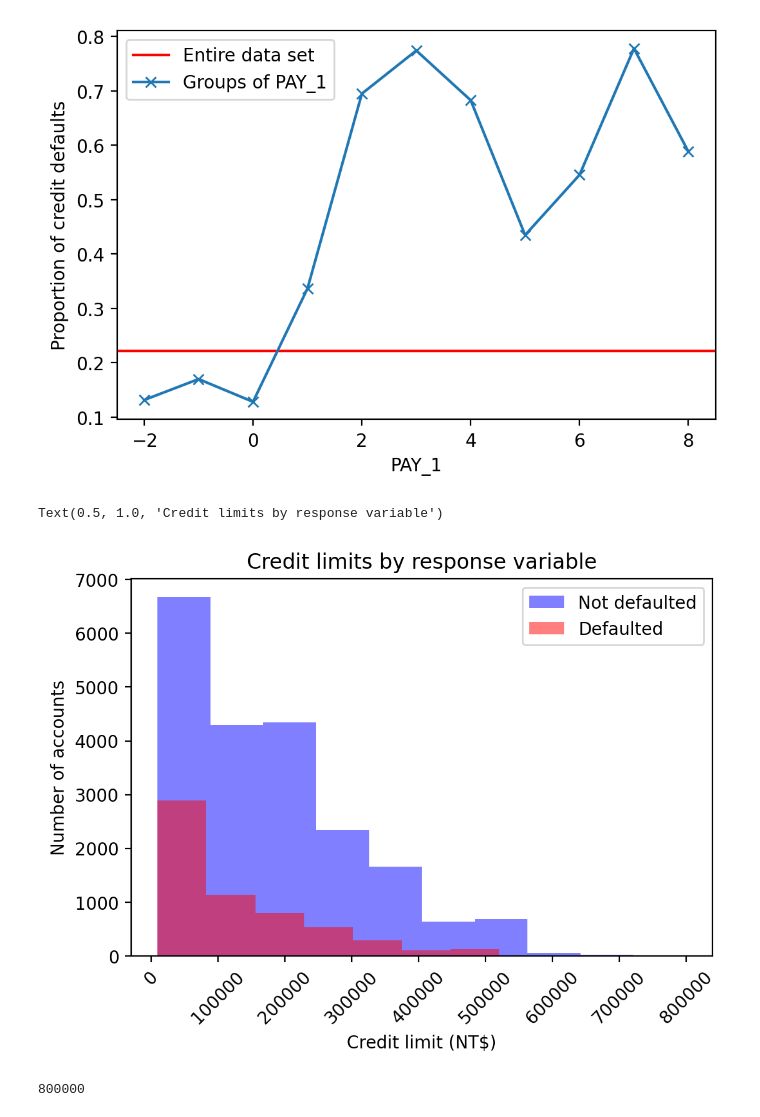
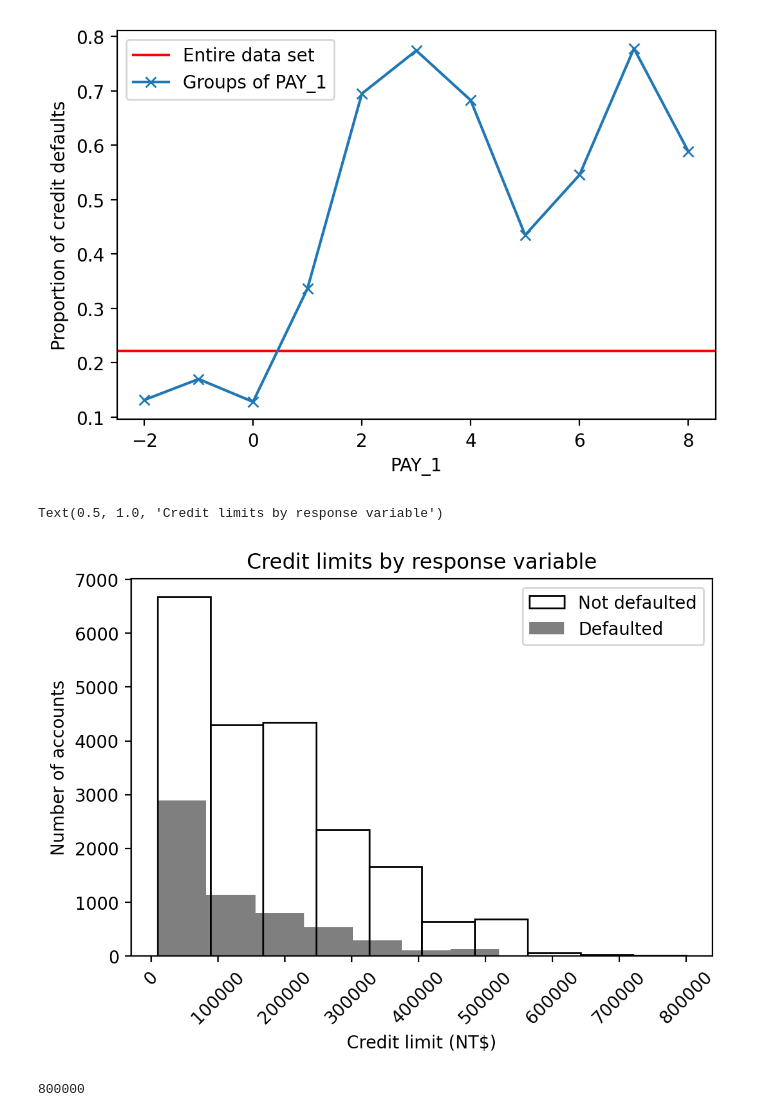
Before and after one commit to TrainingByPackt/Data-Science-Projects-With-Python-Second-Edition, a Jupyter notebook: Chapter_03/Chapter_03_Complete.ipynb, the cells around one changed output. Saved outputs shown, nothing was run; the diff lists cells and outputs as text; code cells hidden in the pictures.

```diff
--- a/Chapter_03/Chapter_03_Complete.ipynb
+++ b/Chapter_03/Chapter_03_Complete.ipynb
@@ -247,16 +253,18 @@ pos_mask = y == 1
 neg_mask = y == 0
 # %%
 axes = plt.axes()
-axes.hist(df.loc[neg_mask, 'LIMIT_BAL'], alpha=0.5, color='blue')
-axes.hist(df.loc[pos_mask, 'LIMIT_BAL'], alpha=0.5, color='red')
+axes.hist(df.loc[neg_mask, 'LIMIT_BAL'],
+          edgecolor='black', color='white')
+axes.hist(df.loc[pos_mask, 'LIMIT_BAL'],
+          alpha=0.5, edgecolor=None, color='black')
 axes.tick_params(axis='x', labelrotation=45)
 axes.set_xlabel('Credit limit (NT$)')
 axes.set_ylabel('Number of accounts')
 axes.legend(['Not defaulted', 'Defaulted'])
 axes.set_title('Credit limits by response variable')
 # %% [output]
 Text(0.5, 1.0, 'Credit limits by response variable')
-[figure, old version]
+[figure, new version]
 # %%
 df['LIMIT_BAL'].max()
 # %% [output]
```
Also changed, not shown: parts of 5 cells of this notebook, 1 other file.
